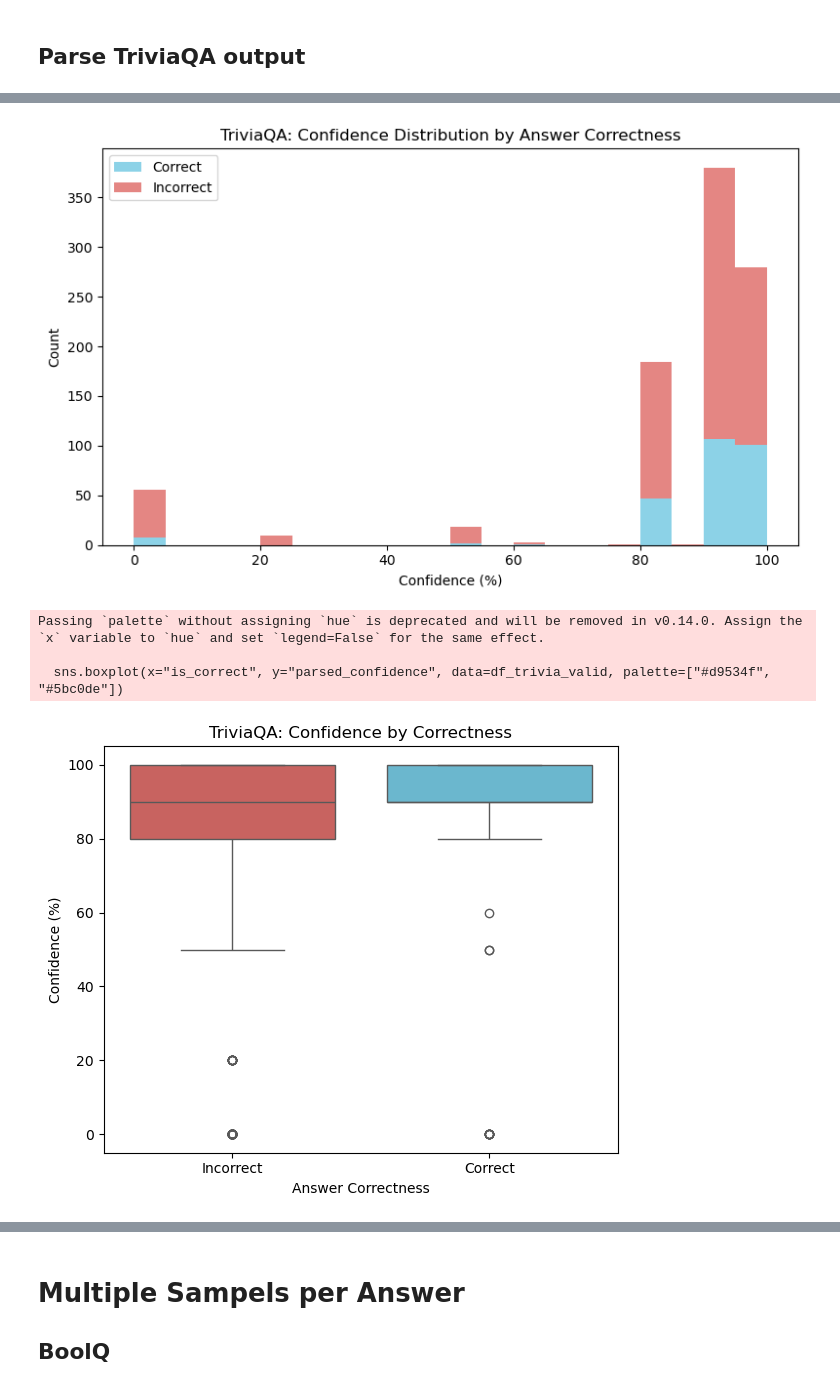
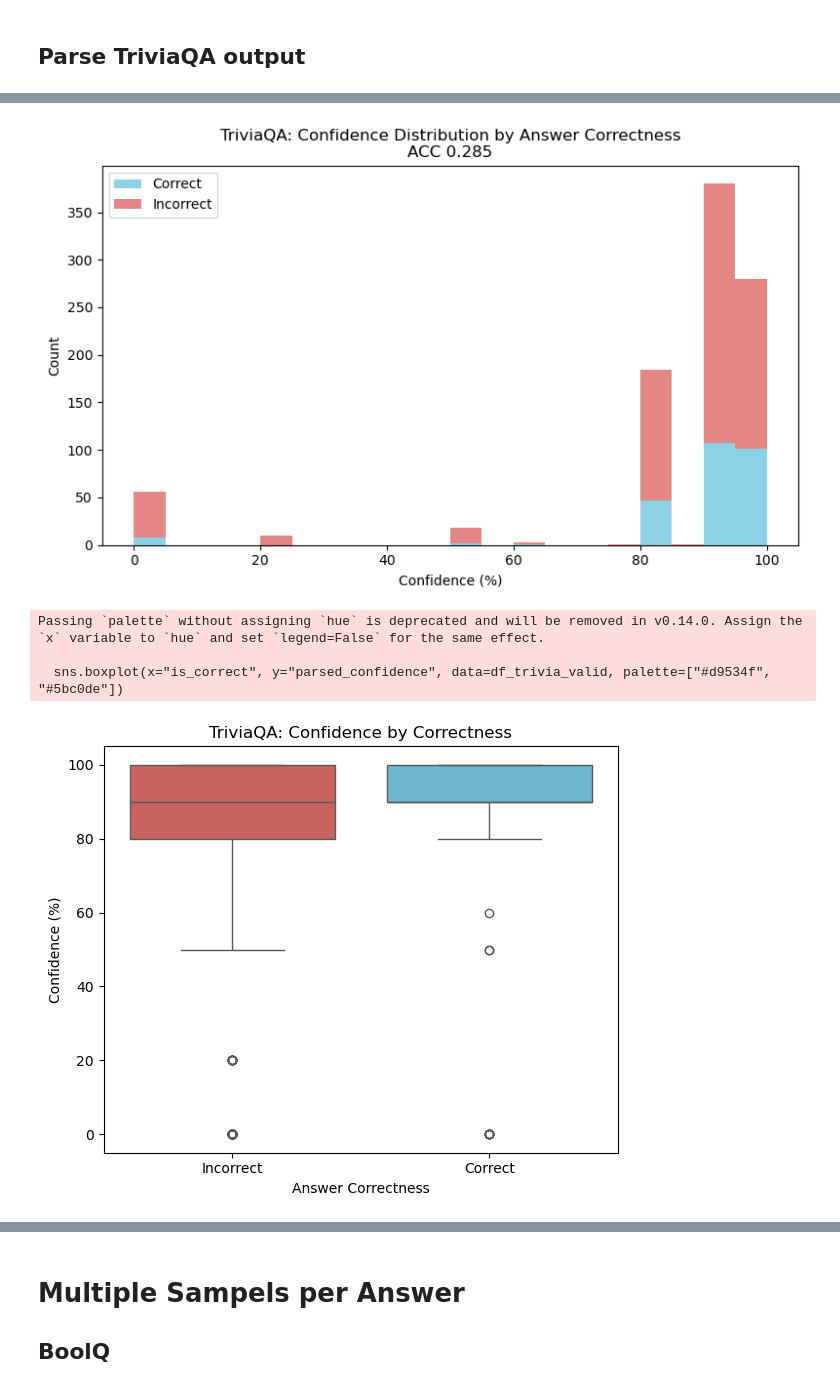
Before and after one commit to christian-hobelsberger/LLMUncertainty, a Jupyter notebook: analyze_confidence_output.ipynb, the cells around one changed output, grey strips where cells are left out. Cells and saved outputs as stored; diff of their text form; code cells hidden in the pictures.

```diff
--- a/analyze_confidence_output.ipynb
+++ b/analyze_confidence_output.ipynb
@@ -454,9 +229,11 @@ def parse_and_evaluate_trivia(df: pd.DataFrame) -> pd.DataFrame:
 # %%
+from parsing_and_evaluation import parse_and_evaluate_trivia, normalize_trivia_answer, parse_trivia_output, evaluate_trivia_answer
+
 # Example usage for TriviaQA
 # Load TriviaQA data (adjust filepath as needed)
-df_trivia = pd.read_csv("output/llm_confidence_elicitation/boolq_1000_llama_v2/trivia_verbalized_confidence_llama_batch_1000_llama_trivia_squad.csv")
+df_trivia = pd.read_csv("output/llm_confidence_elicitation/batch_1000_llama_v2/trivia_verbalized_confidence_llama_batch_1000_llama_trivia_squad.csv")
 
-# Parse and evaluate
+# Parse and evaluate using the modularized function from parsing_and_evaluation.py
 df_trivia = parse_and_evaluate_trivia(df_trivia)
 
 # Display results
@@ -465,6 +242,10 @@ print(f"Total samples: {len(df_trivia)}")
 print(f"Valid parsed answers: {df_trivia['parsed_answer'].notna().sum()}")
 print(f"Valid confidences: {df_trivia['parsed_confidence'].notna().sum()}")
 print(f"Accuracy: {df_trivia['is_correct'].mean():.3f}")
+
+# Show first few rows to verify parsing
+print("\nFirst few parsed results:")
+print(df_trivia[['parsed_answer', 'parsed_confidence', 'is_correct']].head())
 
 # # Example of testing the parser on sample outputs
 # test_outputs = [
@@ -514,7 +303,7 @@ plt.hist(
 )
 plt.xlabel("Confidence (%)")
 plt.ylabel("Count")
-plt.title("TriviaQA: Confidence Distribution by Answer Correctness")
+plt.title(f"TriviaQA: Confidence Distribution by Answer Correctness\nACC {df_trivia_valid['is_correct'].mean():.3f}")
 plt.legend()
 plt.tight_layout()
 plt.savefig("figures/metrics/confidence_elicitation/trivia_confidence_hist.png")
@@ -523,34 +312,34 @@ plt.show()
 # 2. Boxplot: Confidence by correctness
 plt.figure(figsize=(6, 5))
 sns.boxplot(x="is_correct", y="parsed_confidence", data=df_trivia_valid, palette=["#d9534f", "#5bc0de"])
 plt.xticks([0, 1], ["Incorrect", "Correct"])
 plt.xlabel("Answer Correctness")
 plt.ylabel("Confidence (%)")
 plt.title("TriviaQA: Confidence by Correctness")
 plt.tight_layout()
 plt.savefig("figures/metrics/confidence_elicitation/trivia_confidence_boxplot.png")
 plt.show()
 # 3. Calibration plot: Confidence bins vs. empirical accuracy
 conf_bins = np.arange(0, 111, 10)  # Changed to 111 to include 100%
 df_trivia_valid["conf_bin"] = pd.cut(df_trivia_valid["parsed_confidence"], bins=conf_bins, right=False)
 calib = df_trivia_valid.groupby("conf_bin").agg(
     mean_conf=("parsed_confidence", "mean"),
     accuracy=("is_correct", "mean"),
     count=("is_correct", "count")
 ).dropna()
 
 plt.figure(figsize=(7, 5))
 plt.plot([0, 100], [0, 1], "k--", label="Perfect Calibration")
 plt.scatter(calib["mean_conf"], calib["accuracy"], s=calib["count"]*2, c=calib["count"], cmap="viridis", alpha=0.8)
 plt.xlabel("Mean Confidence (%)")
 plt.ylabel("Empirical Accuracy")
 plt.title("TriviaQA: Confidence Calibration")
 plt.colorbar(label="Bin Count")
 plt.tight_layout()
 plt.savefig("figures/metrics/confidence_elicitation/trivia_confidence_calibration.png")
 plt.show()
 # %% [output]
-[figure, old version]
+[figure, new version]
 Passing `palette` without assigning `hue` is deprecated and will be removed in v0.14.0. Assign the `x` variable to `hue` and set `legend=False` for the same effect.
 
   sns.boxplot(x="is_correct", y="parsed_confidence", data=df_trivia_valid, palette=["#d9534f", "#5bc0de"])
```
Also changed, not shown: parts of 44 cells of this notebook, 18 other files.
